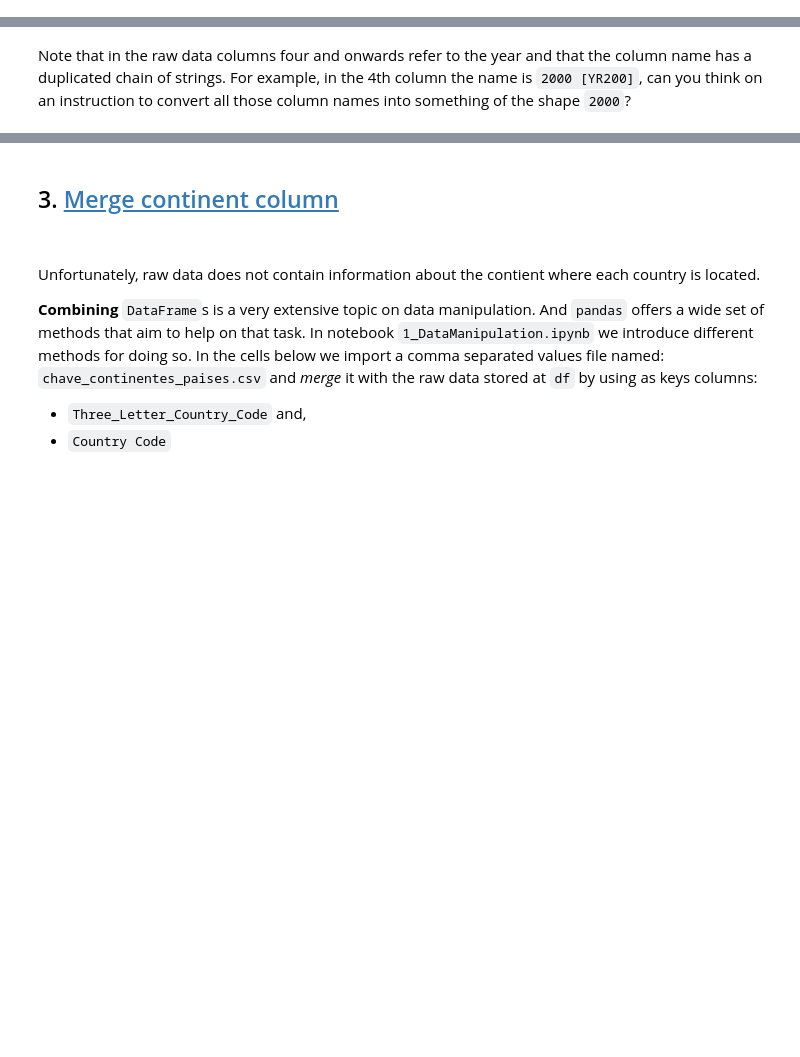
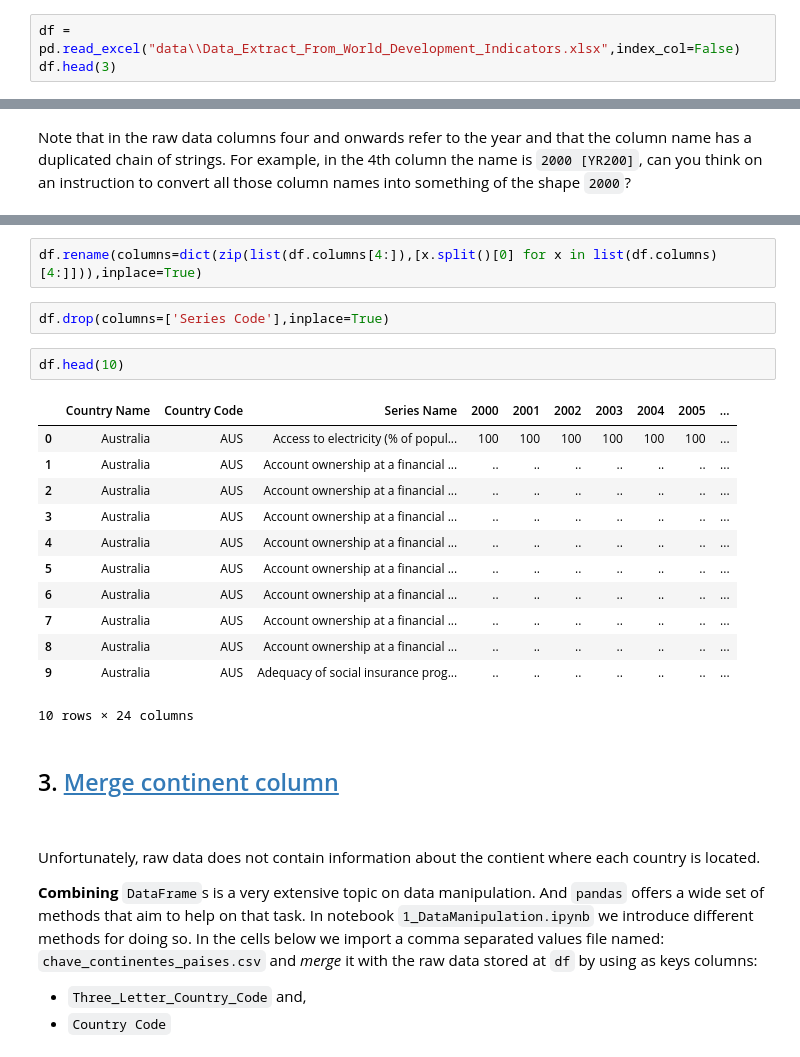
Before and after one commit to EduardoHidalgoGarcia/IntroDS, a Jupyter notebook: notebooks/IntroDSPart2.ipynb, the cells around one changed output, grey strips where cells are left out. Cells and saved outputs as stored; diff of their text form; blank space fills up the shorter version.

```diff
--- a/notebooks/IntroDSPart2.ipynb
+++ b/notebooks/IntroDSPart2.ipynb
@@ -83,0 +77,3 @@ Import the data from the file: `Data_Extract_From_World_Development_Indicators.x
+# %%
+df = pd.read_excel("data\\Data_Extract_From_World_Development_Indicators.xlsx",index_col=False)
+df.head(3)
@@ -95,3 +88,22 @@ Note that in the raw data columns four and onwards refer to the year and that th
+# %%
+df.rename(columns=dict(zip(list(df.columns[4:]),[x.split()[0] for x in list(df.columns)[4:]])),inplace=True)
+# %%
+df.drop(columns=['Series Code'],inplace=True)
+# %%
+df.head(10)
+# %% [output]
+|  | Country Name | Country Code | Series Name | 2000 | 2001 | 2002 | 2003 | 2004 | 2005 | ... |
+| 0 | Australia | AUS | Access to electricity (% of popul... | 100 | 100 | 100 | 100 | 100 | 100 | ... |
+| 1 | Australia | AUS | Account ownership at a financial ... | .. | .. | .. | .. | .. | .. | ... |
+| 2 | Australia | AUS | Account ownership at a financial ... | .. | .. | .. | .. | .. | .. | ... |
+| 3 | Australia | AUS | Account ownership at a financial ... | .. | .. | .. | .. | .. | .. | ... |
+| 4 | Australia | AUS | Account ownership at a financial ... | .. | .. | .. | .. | .. | .. | ... |
+| 5 | Australia | AUS | Account ownership at a financial ... | .. | .. | .. | .. | .. | .. | ... |
+| 6 | Australia | AUS | Account ownership at a financial ... | .. | .. | .. | .. | .. | .. | ... |
+| 7 | Australia | AUS | Account ownership at a financial ... | .. | .. | .. | .. | .. | .. | ... |
+| 8 | Australia | AUS | Account ownership at a financial ... | .. | .. | .. | .. | .. | .. | ... |
+| 9 | Australia | AUS | Adequacy of social insurance prog... | .. | .. | .. | .. | .. | .. | ... |
+10 rows × 24 columns
 # %% [markdown]
 ## 3. [Merge continent column](#III)
 <a id="III"></a>
```
Also changed, not shown: parts of 16 cells of this notebook, 3 other files.
